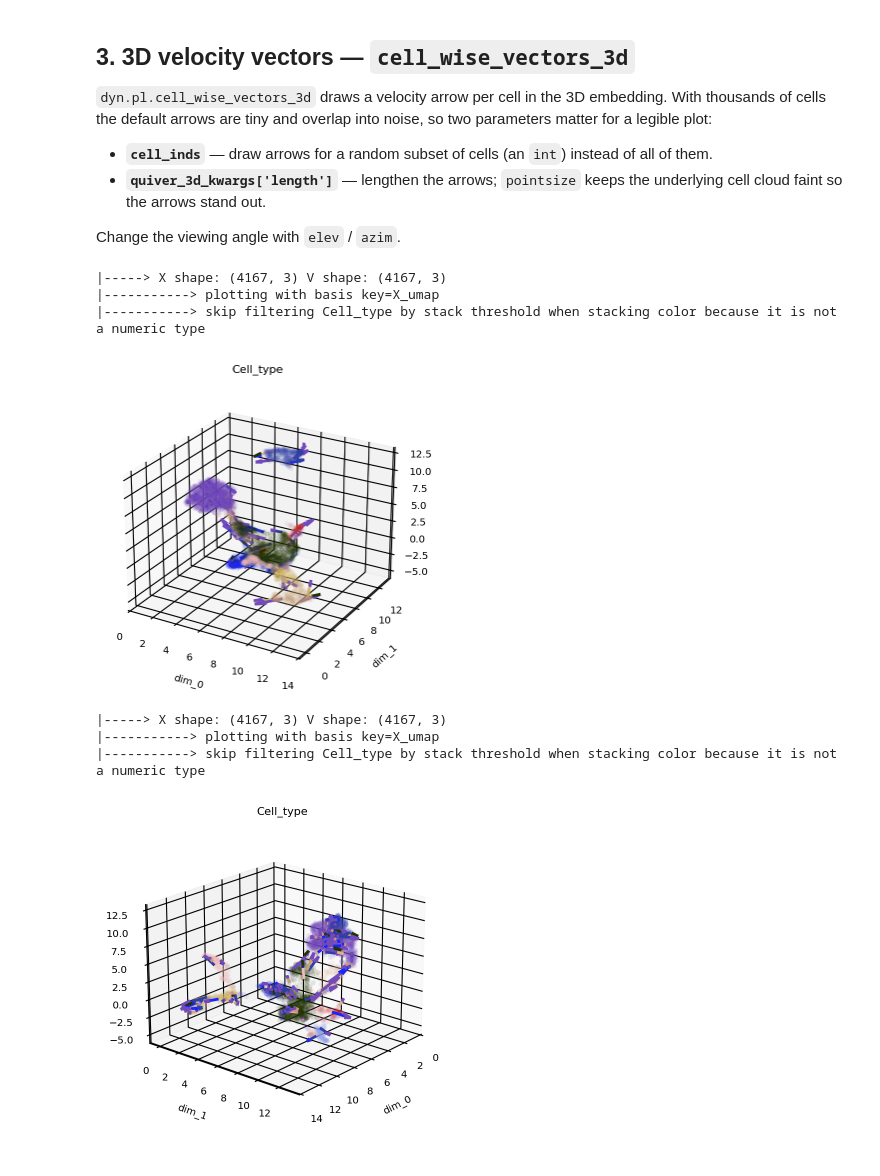
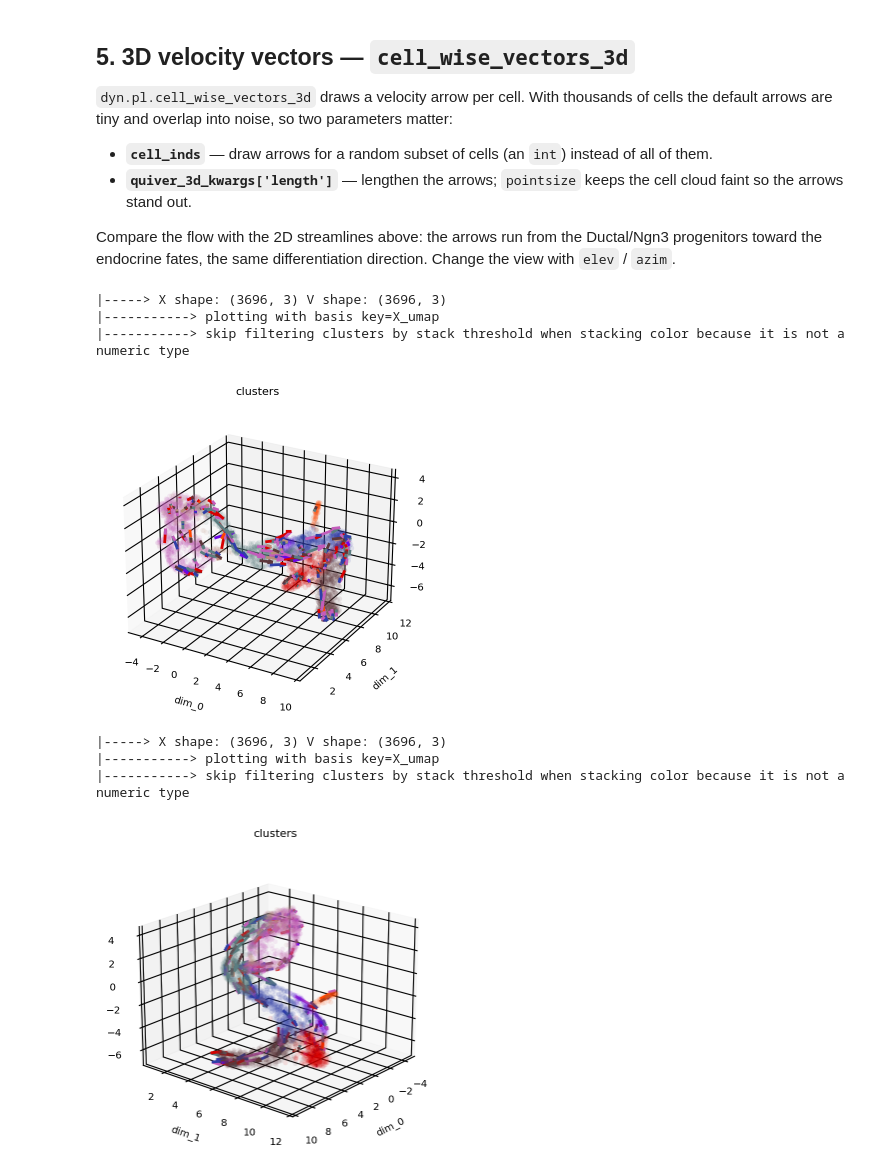
Before and after one commit to aristoteleo/dynamo-tutorials, a Jupyter notebook: 610_3d_velocity_visualization.ipynb, the cells around one changed output. Drawn from its saved outputs; the diff is of its cells as text; code cells hidden in the pictures.

```diff
--- a/610_3d_velocity_visualization.ipynb
+++ b/610_3d_velocity_visualization.ipynb
@@ -25,0 +30,8 @@ def show_plotly(fig):
+# %%
+adata = dyn.sample_data.pancreatic_endocrinogenesis()
+celltype_key = 'clusters'
+
+preprocessor = dyn.pp.Preprocessor()
+preprocessor.preprocess_adata(adata, recipe='monocle')
+dyn.tl.dynamics(adata, model='stochastic', cores=4)
+adata
@@ -30,11 +94,4 @@ We use the zebrafish sample dataset, run the standard dynamo workflow, then comp
 # %%
-adata = dyn.sample_data.zebrafish()
-celltype_key = 'Cell_type'
-
-preprocessor = dyn.pp.Preprocessor()
-preprocessor.preprocess_adata(adata, recipe='monocle')
-dyn.tl.dynamics(adata, model='stochastic', cores=4)
-
 dyn.tl.reduceDimension(adata, basis='umap', n_components=3, enforce=True)
 dyn.tl.cell_velocities(adata, basis='umap')
 print('X_umap:', adata.obsm['X_umap'].shape, '| velocity_umap:', adata.obsm['velocity_umap'].shape)
@@ -72,40 +129,40 @@ show_plotly(fig)
 [interactive output not drawn]
 [figure]
 # %% [markdown]
-## 3. 3D velocity vectors — `cell_wise_vectors_3d`
+## 5. 3D velocity vectors — `cell_wise_vectors_3d`
 
-`dyn.pl.cell_wise_vectors_3d` draws a velocity arrow per cell in the 3D embedding. With thousands of cells the default arrows are tiny and overlap into noise, so two parameters matter for a legible plot:
+`dyn.pl.cell_wise_vectors_3d` draws a velocity arrow per cell. With thousands of cells the default arrows are tiny and overlap into noise, so two parameters matter:
 
 - **`cell_inds`** — draw arrows for a random subset of cells (an `int`) instead of all of them.
-- **`quiver_3d_kwargs['length']`** — lengthen the arrows; `pointsize` keeps the underlying cell cloud faint so the arrows stand out.
+- **`quiver_3d_kwargs['length']`** — lengthen the arrows; `pointsize` keeps the cell cloud faint so the arrows stand out.
 
-Change the viewing angle with `elev` / `azim`.
+Compare the flow with the 2D streamlines above: the arrows run from the Ductal/Ngn3 progenitors toward the endocrine fates, the same differentiation direction. Change the view with `elev` / `azim`.
 # %%
 quiver_kwargs = {
     'linewidth': 2.0, 'edgecolors': 'white', 'alpha': 1,
     'length': 35, 'arrow_length_ratio': 0.4, 'cmap': None,
 }
 
 dyn.pl.cell_wise_vectors_3d(
     adata, basis='umap', color=[celltype_key], plot_method='matplotlib',
-    cell_inds=100, pointsize=0.05, quiver_3d_kwargs=quiver_kwargs,
+    cell_inds=120, pointsize=0.05, quiver_3d_kwargs=quiver_kwargs,
     elev=25, azim=-60,
 )
 # %% [output]
-|-----> X shape: (4167, 3) V shape: (4167, 3)
+|-----> X shape: (3696, 3) V shape: (3696, 3)
 |-----------> plotting with basis key=X_umap
-|-----------> skip filtering Cell_type by stack threshold when stacking color because it is not a numeric type
+|-----------> skip filtering clusters by stack threshold when stacking color because it is not a numeric type
-[figure, old version]
+[figure, new version]
 # %%
 # another viewing angle
 dyn.pl.cell_wise_vectors_3d(
     adata, basis='umap', color=[celltype_key], plot_method='matplotlib',
-    cell_inds=100, pointsize=0.05, quiver_3d_kwargs=quiver_kwargs,
+    cell_inds=120, pointsize=0.05, quiver_3d_kwargs=quiver_kwargs,
     elev=20, azim=40,
 )
 # %% [output]
-|-----> X shape: (4167, 3) V shape: (4167, 3)
+|-----> X shape: (3696, 3) V shape: (3696, 3)
 |-----------> plotting with basis key=X_umap
-|-----------> skip filtering Cell_type by stack threshold when stacking color because it is not a numeric type
+|-----------> skip filtering clusters by stack threshold when stacking color because it is not a numeric type
-[figure, old version]
+[figure, new version]
 # %% [markdown]
```
Also changed, not shown: parts of 13 cells of this notebook.
